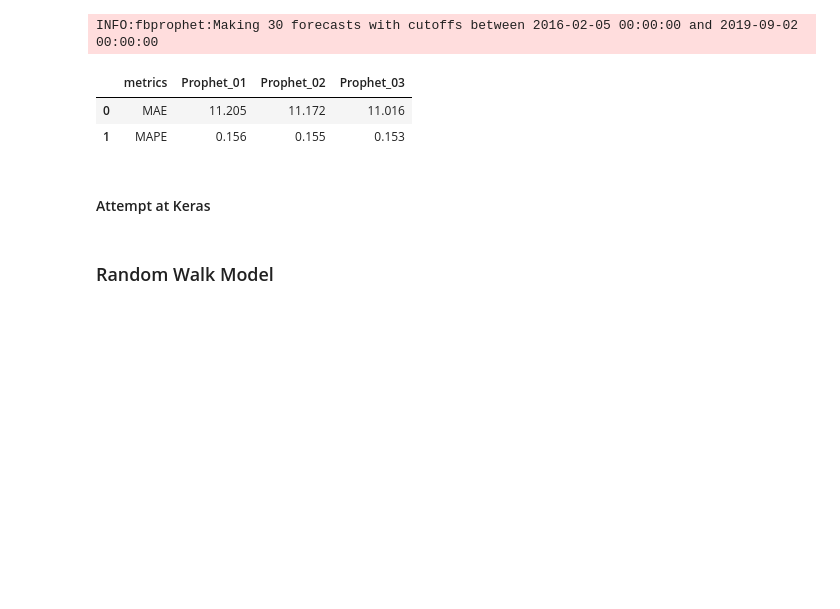
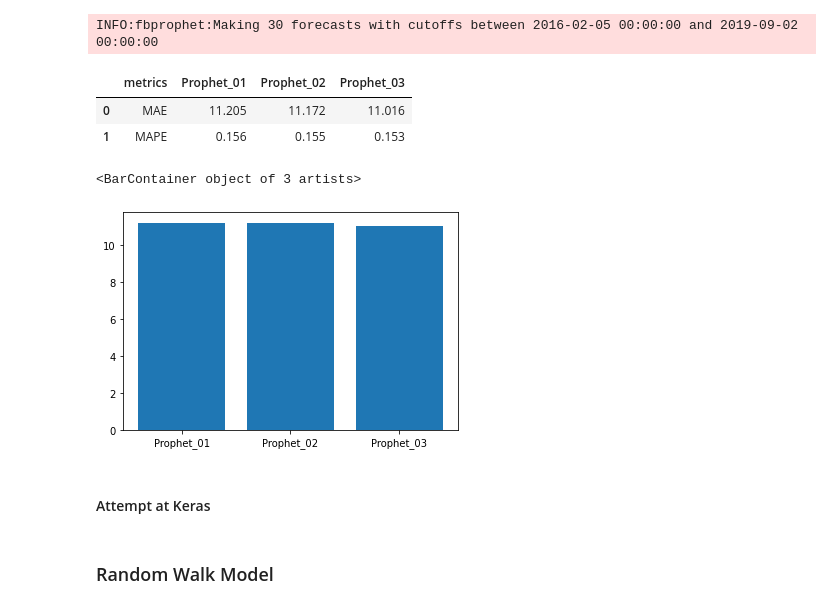
Before and after one commit to annachant/Capstone-Disney-World-Date-and-Attendance-Predictor, a Jupyter notebook: EDA.ipynb, the cells around one changed output. Drawn from its saved outputs; the diff is of its cells as text; code cells hidden in the pictures; blank space fills up the shorter version.

```diff
--- a/EDA.ipynb
+++ b/EDA.ipynb
@@ -698,6 +698,17 @@ pd.DataFrame({'metrics':['MAE','MAPE'],
 |  | metrics | Prophet_01 | Prophet_02 | Prophet_03 |
 | 0 | MAE | 11.205 | 11.172 | 11.016 |
 | 1 | MAPE | 0.156 | 0.155 | 0.153 |
+# %%
+fb_metrics = pd.DataFrame({'metrics':['MAE','MAPE'],
+              'Prophet_01':metrics_prophet_01,
+              'Prophet_02':metrics_prophet_02,
+              'Prophet_03':metrics_prophet_03,
+             })
+# %%
+plt.bar(fb_metrics.columns[1:], fb_metrics.iloc[0, 1:])
+# %% [output]
+<BarContainer object of 3 artists>
+[figure, added]
 # %% [markdown]
 #### Attempt at Keras
 # %%
```
Also changed, not shown: parts of 45 cells of this notebook, 5 other files.
